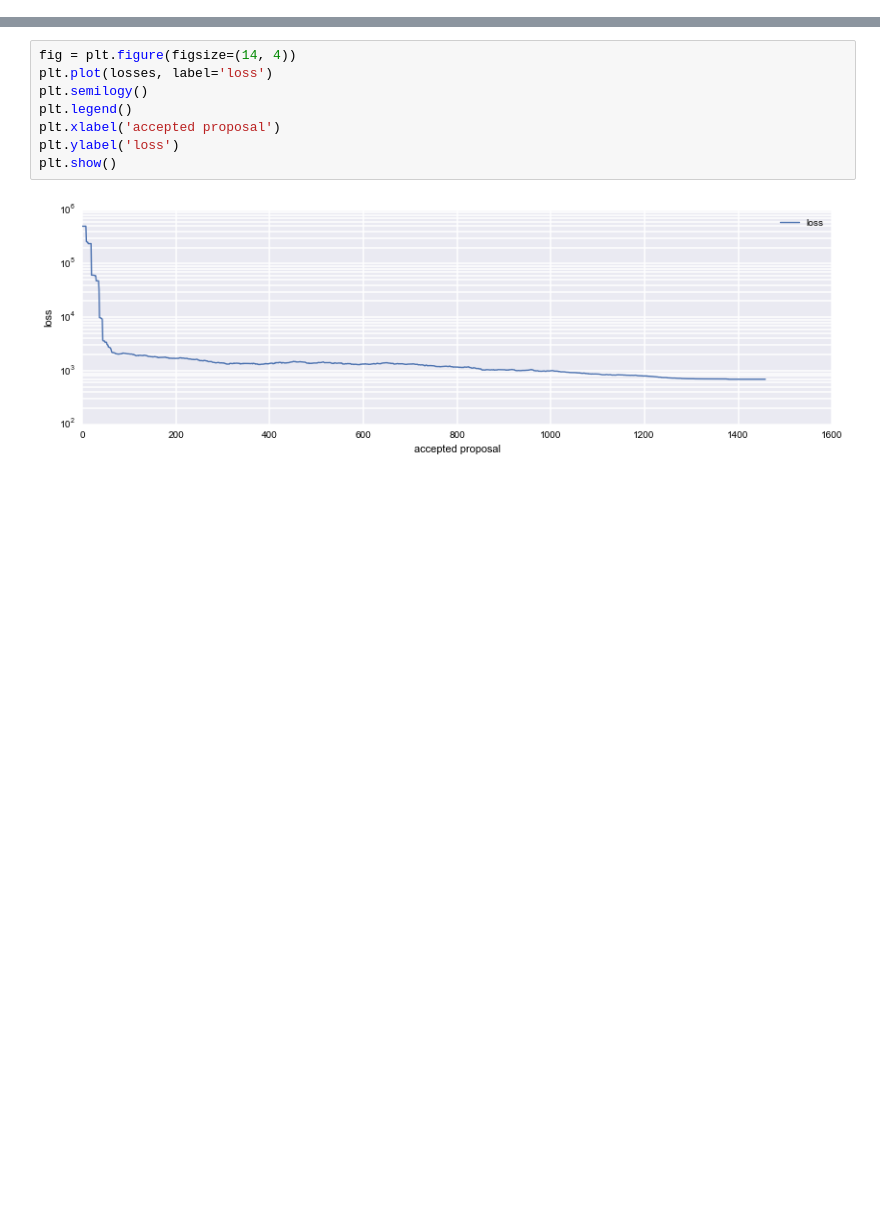
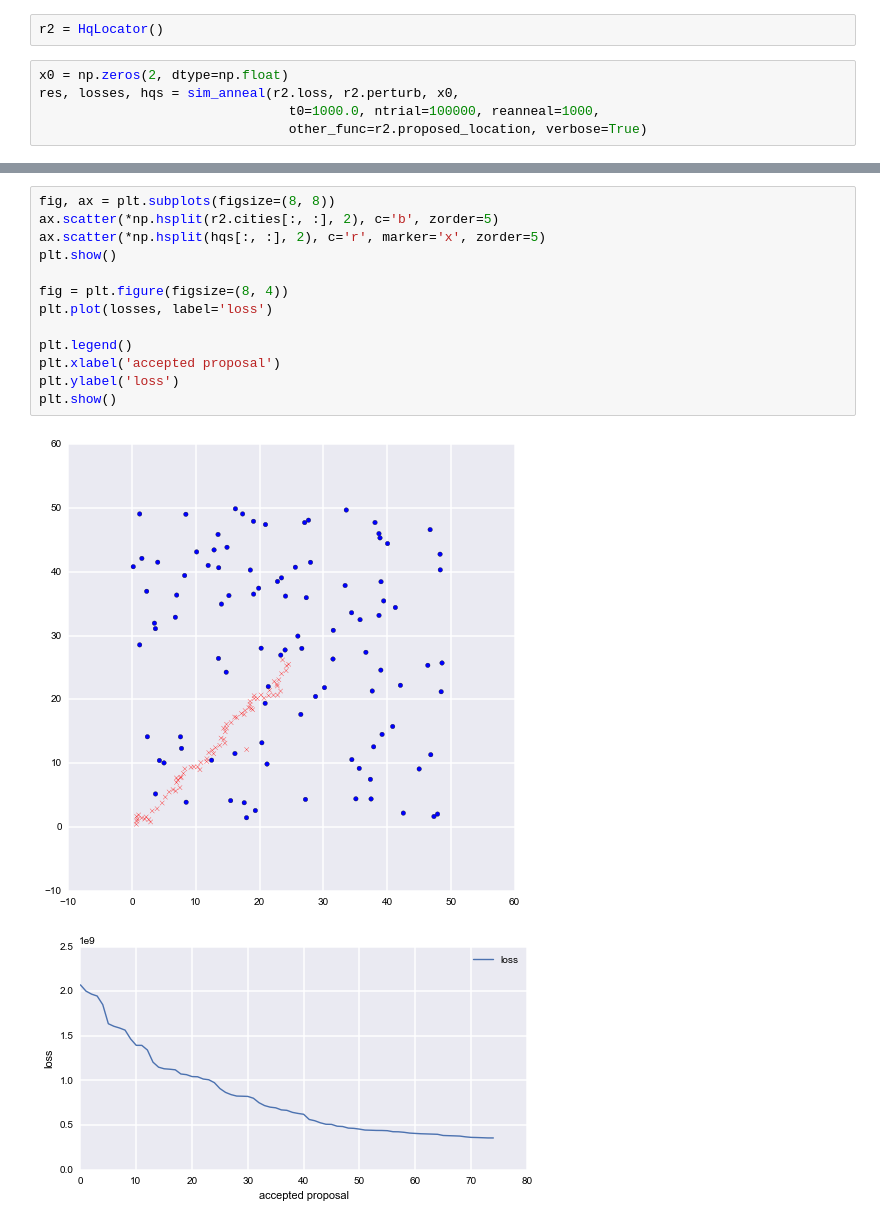
Before and after one commit to pjbull/civil_conflict, a Jupyter notebook: Optimization.ipynb, the cells around one changed output, grey strips where cells are left out. Cells and saved outputs as stored; diff of their text form; blank space fills up the shorter version.

Commit message:
Finish HQ location part

```diff
--- a/Optimization.ipynb
+++ b/Optimization.ipynb
@@ -46,0 +50,7 @@ plt.show()
+# %%
+r2 = HqLocator()
+# %%
+x0 = np.zeros(2, dtype=np.float)
+res, losses, hqs = sim_anneal(r2.loss, r2.perturb, x0,
+                                t0=1000.0, ntrial=100000, reanneal=1000,
+                                other_func=r2.proposed_location, verbose=True)
@@ -47,10 +75,16 @@ plt.show()
 # %%
-fig = plt.figure(figsize=(14, 4))
+fig, ax = plt.subplots(figsize=(8, 8))
+ax.scatter(*np.hsplit(r2.cities[:, :], 2), c='b', zorder=5)
+ax.scatter(*np.hsplit(hqs[:, :], 2), c='r', marker='x', zorder=5)
+plt.show()
+
+fig = plt.figure(figsize=(8, 4))
 plt.plot(losses, label='loss')
-plt.semilogy()
+
 plt.legend()
 plt.xlabel('accepted proposal')
 plt.ylabel('loss')
 plt.show()
 # %% [output]
-[figure, old version]
+[figure, new version]
+[figure, added]
```
Also changed, not shown: parts of 8 cells of this notebook, 5 other files.
